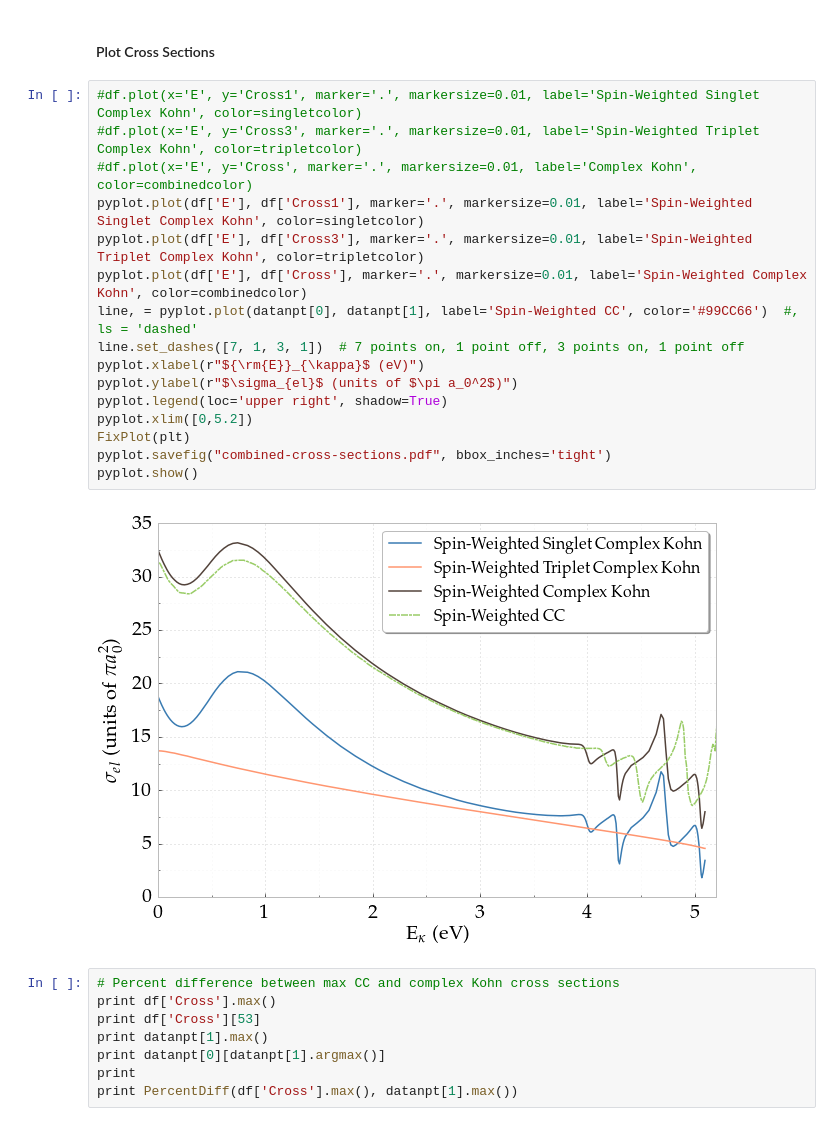
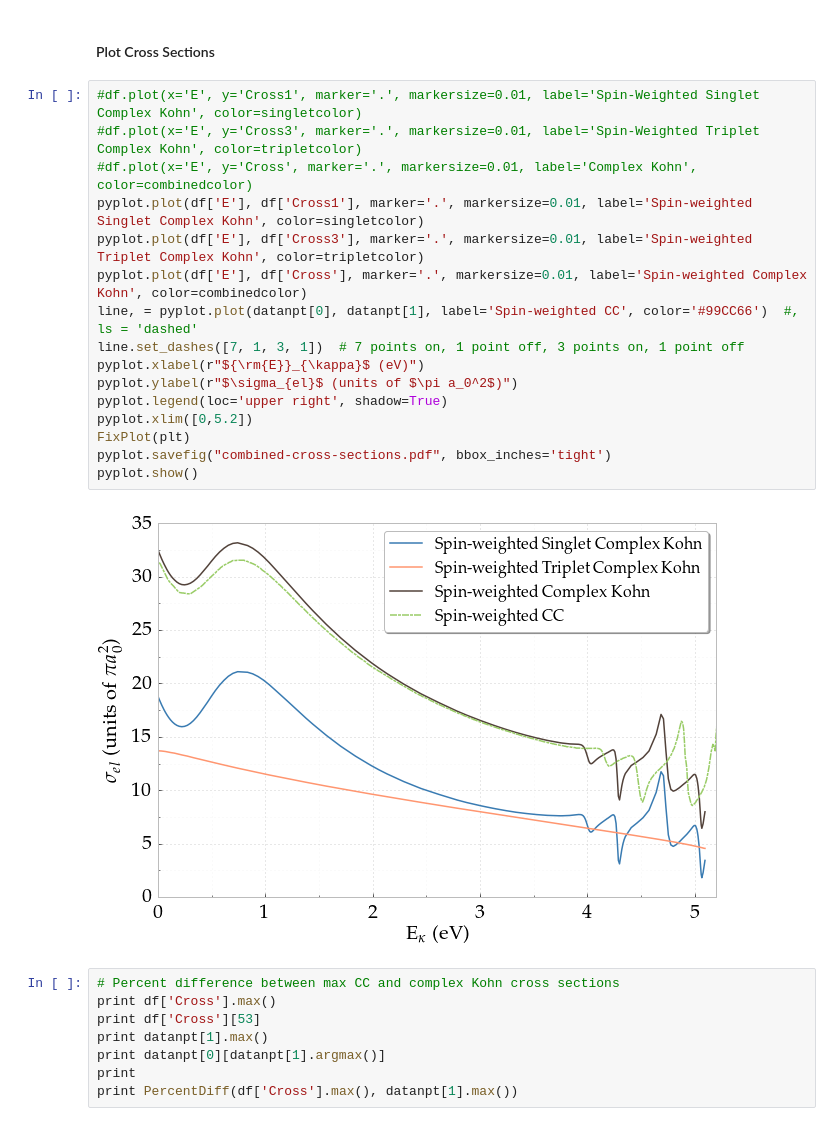
Before and after one commit to DentonW/Papers, a Jupyter notebook: PRA PsH/IPython/Paper Images.ipynb, the cells around one changed output. Saved outputs shown, nothing was run; the diff lists cells and outputs as text.

```diff
--- a/PRA PsH/IPython/Paper Images.ipynb
+++ b/PRA PsH/IPython/Paper Images.ipynb
@@ -226,21 +226,21 @@ datanpt = np.transpose(datanp)
 # %%
 #df.plot(x='E', y='Cross1', marker='.', markersize=0.01, label='Spin-Weighted Singlet Complex Kohn', color=singletcolor)
 #df.plot(x='E', y='Cross3', marker='.', markersize=0.01, label='Spin-Weighted Triplet Complex Kohn', color=tripletcolor)
 #df.plot(x='E', y='Cross', marker='.', markersize=0.01, label='Complex Kohn', color=combinedcolor)
-pyplot.plot(df['E'], df['Cross1'], marker='.', markersize=0.01, label='Spin-Weighted Singlet Complex Kohn', color=singletcolor)
-pyplot.plot(df['E'], df['Cross3'], marker='.', markersize=0.01, label='Spin-Weighted Triplet Complex Kohn', color=tripletcolor)
-pyplot.plot(df['E'], df['Cross'], marker='.', markersize=0.01, label='Spin-Weighted Complex Kohn', color=combinedcolor)
-line, = pyplot.plot(datanpt[0], datanpt[1], label='Spin-Weighted CC', color='#99CC66')  #, ls = 'dashed'
+pyplot.plot(df['E'], df['Cross1'], marker='.', markersize=0.01, label='Spin-weighted Singlet Complex Kohn', color=singletcolor)
+pyplot.plot(df['E'], df['Cross3'], marker='.', markersize=0.01, label='Spin-weighted Triplet Complex Kohn', color=tripletcolor)
+pyplot.plot(df['E'], df['Cross'], marker='.', markersize=0.01, label='Spin-weighted Complex Kohn', color=combinedcolor)
+line, = pyplot.plot(datanpt[0], datanpt[1], label='Spin-weighted CC', color='#99CC66')  #, ls = 'dashed'
 line.set_dashes([7, 1, 3, 1])  # 7 points on, 1 point off, 3 points on, 1 point off
 pyplot.xlabel(r"${\rm{E}}_{\kappa}$ (eV)")
 pyplot.ylabel(r"$\sigma_{el}$ (units of $\pi a_0^2$)")
 pyplot.legend(loc='upper right', shadow=True)
 pyplot.xlim([0,5.2])
 FixPlot(plt)
 pyplot.savefig("combined-cross-sections.pdf", bbox_inches='tight')
 pyplot.show()
 # %% [output]
-[figure, old version]
+[figure, new version]
 # %%
 # Percent difference between max CC and complex Kohn cross sections
 print df['Cross'].max()
```
Also changed, not shown: parts of 1 cell of this notebook, 10 other files.
